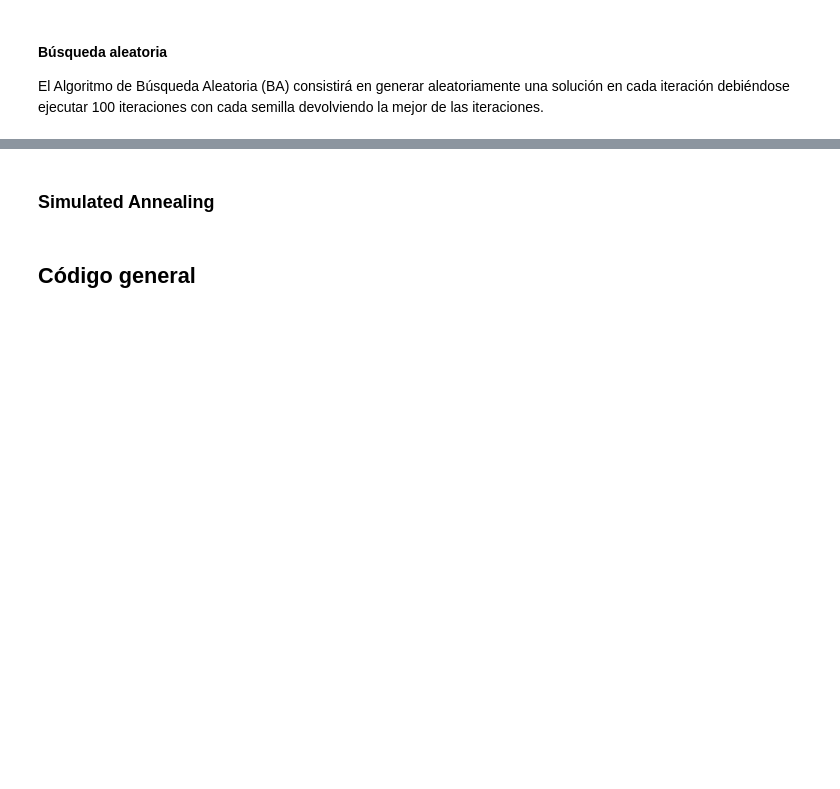
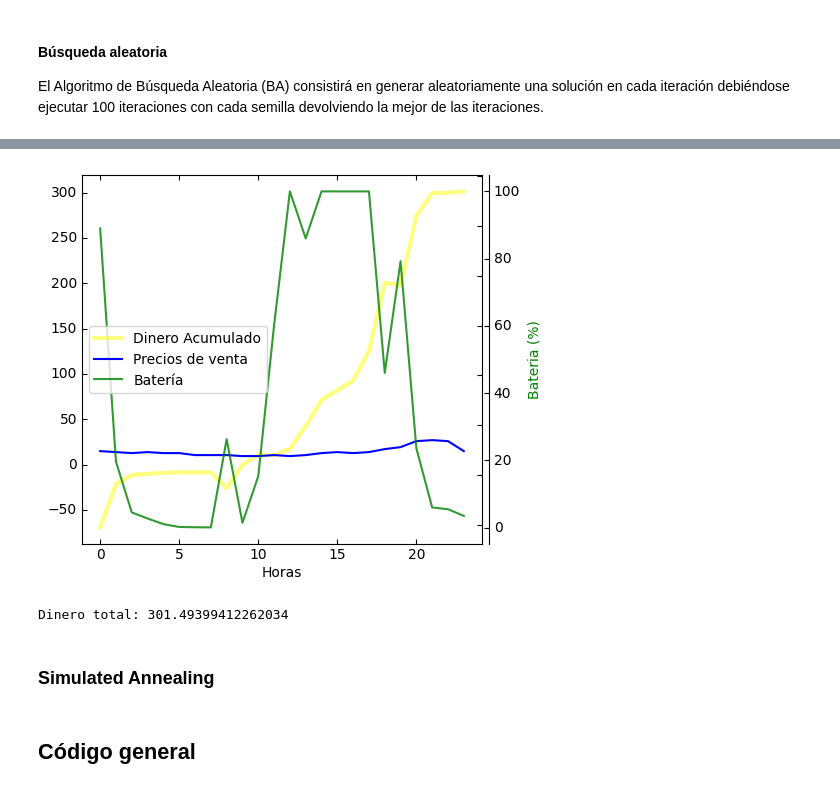
Before and after one commit to GrunCrow/Optimization_Solar_Plant, a Jupyter notebook: 1_Environments_and_Trajectories/notebook.ipynb, the cells around one changed output, grey strips where cells are left out. Cells and saved outputs as stored; diff of their text form; code cells hidden in the pictures; blank space fills up the shorter version.

```diff
--- a/1_Environments_and_Trajectories/notebook.ipynb
+++ b/1_Environments_and_Trajectories/notebook.ipynb
@@ -210,12 +275,16 @@ def funcion_evaluacion(solucion, radiacion, precio, representar = False):
             bateria_capacidad_porcentaje = 100
             dinero_total += cents_to_euros((porcentaje_a_energia(porcentaje_bateria_sobrante)) * precio_venta_actual)
 
+        # assert 0 <= bateria_capacidad_porcentaje <= 100, "Batería fuera de los posibles limites"
+
         if solucion[hora] >= 0:  # Compra el porcentaje de batería introducido respecto a la fracción de almacenaje disponible, después de introducir la energía recibida en esa hora. Al hacer la compra sobre el porcentaje de energía almacenada tras añadir la nueva energía, solo se superará la capacidad de la batería con la nueva energía a almacenar, en este caso, esa energía sobrante se venderá.
 
             # 3. Comprar energia
             bateria_almacenable_porcentaje = 100 - bateria_capacidad_porcentaje # todo no puese ser menor de 0
             bateria_almacenar_porcentaje = (solucion[hora]) * bateria_almacenable_porcentaje / 100
             bateria_capacidad_porcentaje += bateria_almacenar_porcentaje
+
+            # assert 0 <= bateria_capacidad_porcentaje <= 100, "Batería fuera de los posibles limites 1"
 
             dinero_total -= cents_to_euros(porcentaje_a_energia(bateria_almacenar_porcentaje) * precio_compra_actual)
 
@@ -225,12 +294,14 @@ def funcion_evaluacion(solucion, radiacion, precio, representar = False):
 
             bateria_capacidad_porcentaje -= bateria_vender_porcentaje
 
+            # assert 0 <= bateria_capacidad_porcentaje <= 100, "Batería fuera de los posibles limites 2"
+
             dinero_total += cents_to_euros((porcentaje_a_energia(bateria_vender_porcentaje)) * precio_venta_actual)
 
         bateria_hora[hora] = bateria_capacidad_porcentaje
         dinero_hora[hora] = dinero_total
 
     if representar:
-        representar_grafica(dinero_hora, bateria_hora, hora_venta_pico, precios_venta)
+        representar_grafica(dinero_hora, bateria_hora, precios_venta)
 
     return dinero_total
@@ -305,12 +399,12 @@ def busqueda_aleatoria(iteraciones):
         if iteracion / 10 == 0: representar = True
         else: representar = False
 
-        valor_solucion_actual = funcion_evaluacion(solucion_actual, radiacion_problema1, precio_problema1, False)
+        valor_solucion_actual = funcion_evaluacion(solucion_actual, radiacion_problema1, precio_problema1)
 
         if valor_solucion_actual > valor_solucion:
             solucion = solucion_actual
             valor_solucion = valor_solucion_actual
-            greedy(solucion, precio_problema1, True)
+            funcion_evaluacion(solucion, radiacion_problema1, precio_problema1, False)
 
     return solucion
 # %%
@@ -324,3 +413,9 @@ solucion = busqueda_aleatoria(iteraciones)
+# %%
+dinero_total = funcion_evaluacion(solucion, radiacion_problema1, precio_problema1, True)
+print("Dinero total: " + str(dinero_total))
+# %% [output]
+[figure, added]
+Dinero total: 301.49399412262034
 # %% [markdown]
 ### Simulated Annealing
 # %%
```
Also changed, not shown: parts of 7 cells of this notebook.
